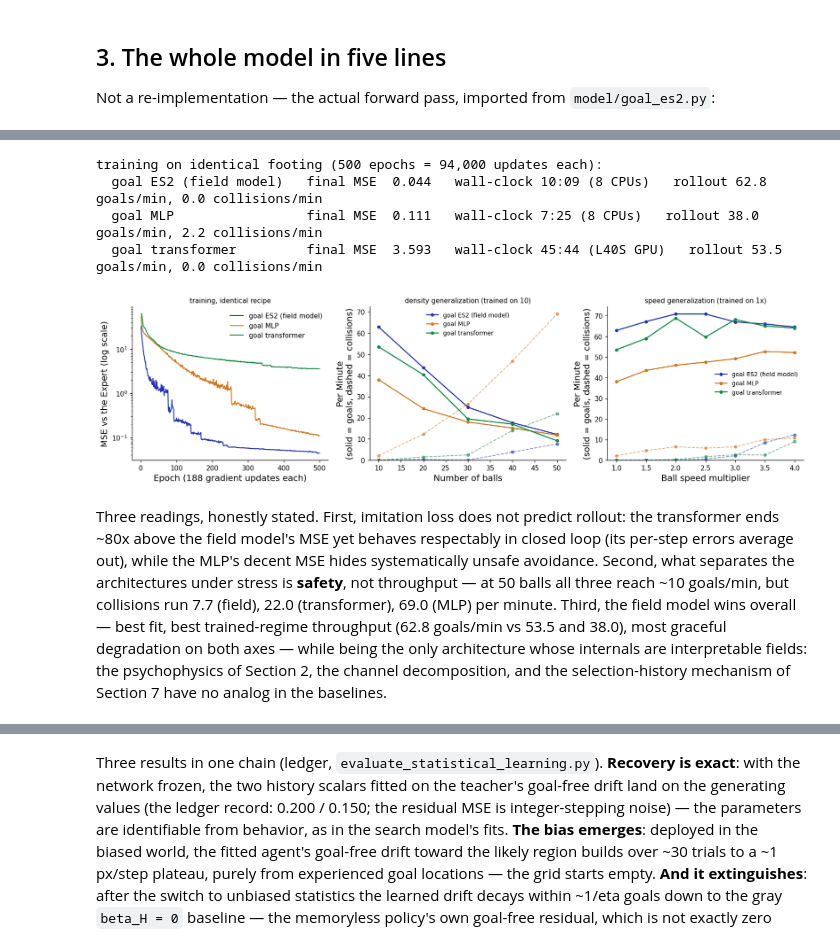
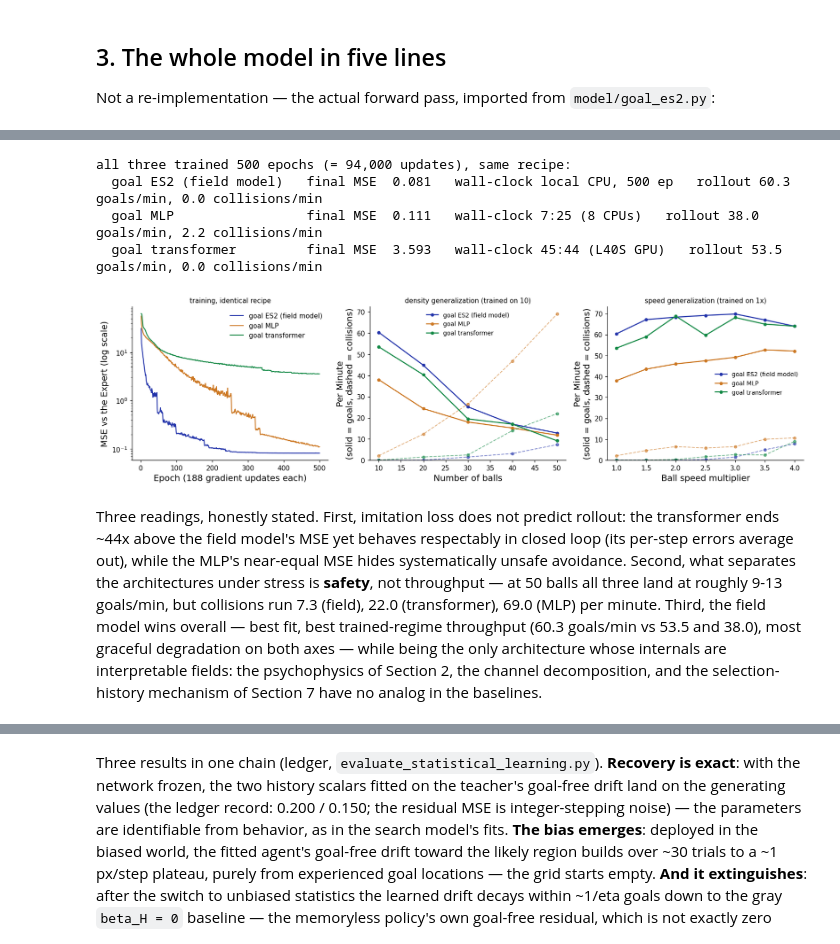
Before and after one commit to HanZhang-psych/Ego-Spatial-Sense, a Jupyter notebook: 2D-Escaping-Ball/tutorial_action_agent.ipynb, the cells around one changed output, grey strips where cells are left out. Drawn from its saved outputs; the diff is of its cells as text; code cells hidden in the pictures.

```diff
--- a/2D-Escaping-Ball/tutorial_action_agent.ipynb
+++ b/2D-Escaping-Ball/tutorial_action_agent.ipynb
@@ -93,7 +93,7 @@ the field out as a movement. Two honest notes:
 fig, ax = plt.subplots(figsize=(11, 3.2))
 boxes = [(0.02, "LiDAR scans\n(2 x 360)"),
          (0.17, "ego psycho-\nphysics (k)"),
-         (0.32, "looming ->\nobstacle field"),
+         (0.32, "proximity +\nlooming field"),
          (0.50, "+ goal field\n(gain x cosine)"),
          (0.68, "+ history field\n(beta_H)"),
          (0.86, "planner ->\nmovement")]
@@ -628,24 +631,0 @@ its wall-clock is not hardware-comparable — the loss-by-epoch axis is.
-# %%
-dens_x, dens_g, dens_c = [10, 40], [], []
-for nb_ in dens_x:
-    r = eval_run_seed(model, eval_args(num_balls=nb_), 42)
-    dens_g.append(r["goals_per_min"]); dens_c.append(r["collisions_per_min"])
-spd_x, spd_g, spd_c = [1, 2, 3, 4], [], []
-for k_ in spd_x:
-    r = eval_run_seed(model, eval_args(speed_multiplier=float(k_)), 42)
-    spd_g.append(r["goals_per_min"]); spd_c.append(r["collisions_per_min"])
-
-fig, axes = plt.subplots(1, 2, figsize=(11, 3.6))
-for ax, xs, gs, cs, xl, ttl in [
-        (axes[0], dens_x, dens_g, dens_c, "number of balls",
-         "density: graceful cost\n(ledger, 3 seeds: 68.0 -> 25.8 goals/min)"),
-        (axes[1], spd_x, spd_g, spd_c, "ball speed multiplier",
-         "speed: robust through 3x\n(ledger: collisions near 0 until balls outrun the agent)")]:
-    ax.plot(xs, gs, "o-", color=C_ES2, ms=5, label="goals / min")
-    ax.plot(xs, cs, "o-", color=C_HAZARD, ms=5, label="collisions / min")
-    ax.set_xlabel(xl, fontsize=13)
-    ax.set_ylabel("Rate (per minute)", fontsize=13)
-    ax.set_title(ttl, fontsize=10)
-    ax.set_xticks(xs); ax.set_ylim(bottom=0); ax.legend()
-plt.tight_layout()
-plt.show()
@@ -711,6 +632,7 @@ stages, imported from `evaluate_statistical_learning.py`:
 # %%
-# recorded results: the three models retrained on the cluster on identical
-# footing (500 epochs, same recipe); no training happens in this notebook
+# ES2 is the additive model of record (trained locally, 500 epochs); the MLP
+# and transformer baselines are the recorded cluster runs on identical footing
+# (500 epochs, same recipe). No training happens in this notebook.
 import csv
 import glob
 
@@ -736,8 +658,8 @@ def curve(m, key, fixed, x_key):
                  and all(float(r[k]) == v for k, v in fixed.items()))
     return [p[0] for p in pts], [p[1] for p in pts]
 
-print("training on identical footing (500 epochs = 94,000 updates each):")
-for m, wall in [("es2", "10:09 (8 CPUs)"), ("mlp", "7:25 (8 CPUs)"),
+print("all three trained 500 epochs (= 94,000 updates), same recipe:")
+for m, wall in [("es2", "local CPU, 500 ep"), ("mlp", "7:25 (8 CPUs)"),
                 ("transformer", "45:44 (L40S GPU)")]:
     x, g = curve(m, "goals_per_min", {"num_balls": 10}, "speed_multiplier")
     _, c = curve(m, "collisions_per_min", {"num_balls": 10}, "speed_multiplier")
@@ -747,46 +669,46 @@ for m, wall in [("es2", "10:09 (8 CPUs)"), ("mlp", "7:25 (8 CPUs)"),
 fig, axes = plt.subplots(1, 3, figsize=(15, 4.2))
 ax = axes[0]
 for m in colors:
     ax.plot(range(1, len(loss[m]) + 1), loss[m], color=colors[m], lw=1.4,
             label=labels[m])
 ax.set_yscale("log")
 ax.set_xlabel("Epoch (188 gradient updates each)", fontsize=13)
 ax.set_ylabel("MSE vs the Expert (log scale)", fontsize=13)
 ax.set_title("training, identical recipe", fontsize=10)
 ax.legend()
 for ax, x_key, fixed, xlab, ttl in [
         (axes[1], "num_balls", {"speed_multiplier": 1.0}, "number of balls",
          "density generalization (trained on 10)"),
         (axes[2], "speed_multiplier", {"num_balls": 10}, "ball speed multiplier",
          "speed generalization (trained on 1x)")]:
     for m in colors:
         x, g = curve(m, "goals_per_min", fixed, x_key)
         _, c = curve(m, "collisions_per_min", fixed, x_key)
         ax.plot(x, g, "o-", color=colors[m], lw=1.6, ms=4, label=labels[m])
         ax.plot(x, c, "o--", color=colors[m], lw=1.2, ms=4, alpha=0.6)
     ax.set_xlabel(xlab.capitalize(), fontsize=13)
     ax.set_ylabel("Per Minute\n(solid = goals, dashed = collisions)", fontsize=13)
     ax.set_title(ttl, fontsize=10)
     ax.set_ylim(bottom=0)
     ax.legend(fontsize=9)
 plt.tight_layout()
 plt.show()
 # %% [output]
-training on identical footing (500 epochs = 94,000 updates each):
-  goal ES2 (field model)   final MSE  0.044   wall-clock 10:09 (8 CPUs)   rollout 62.8 goals/min, 0.0 collisions/min
+all three trained 500 epochs (= 94,000 updates), same recipe:
+  goal ES2 (field model)   final MSE  0.081   wall-clock local CPU, 500 ep   rollout 60.3 goals/min, 0.0 collisions/min
   goal MLP                 final MSE  0.111   wall-clock 7:25 (8 CPUs)   rollout 38.0 goals/min, 2.2 collisions/min
   goal transformer         final MSE  3.593   wall-clock 45:44 (L40S GPU)   rollout 53.5 goals/min, 0.0 collisions/min
-[figure, old version]
+[figure, new version]
 # %% [markdown]
 Three readings, honestly stated. First,
-imitation loss does not predict rollout: the transformer ends ~80x above
+imitation loss does not predict rollout: the transformer ends ~44x above
 the field model's MSE yet behaves respectably in closed loop (its
-per-step errors average out), while the MLP's decent MSE hides
+per-step errors average out), while the MLP's near-equal MSE hides
 systematically unsafe avoidance. Second, what separates the
 architectures under stress is **safety**, not throughput — at 50 balls
-all three reach ~10 goals/min, but collisions run 7.7 (field), 22.0
-(transformer), 69.0 (MLP) per minute. Third, the field model wins
-overall — best fit, best trained-regime throughput (62.8 goals/min vs
+all three land at roughly 9-13 goals/min, but collisions run 7.3 (field),
+22.0 (transformer), 69.0 (MLP) per minute. Third, the field model wins
+overall — best fit, best trained-regime throughput (60.3 goals/min vs
 53.5 and 38.0), most graceful degradation on both axes — while being
 the only architecture whose internals are interpretable fields: the
 psychophysics of Section 2, the channel decomposition, and the
```
Also changed, not shown: parts of 23 cells of this notebook, 12 other files.
